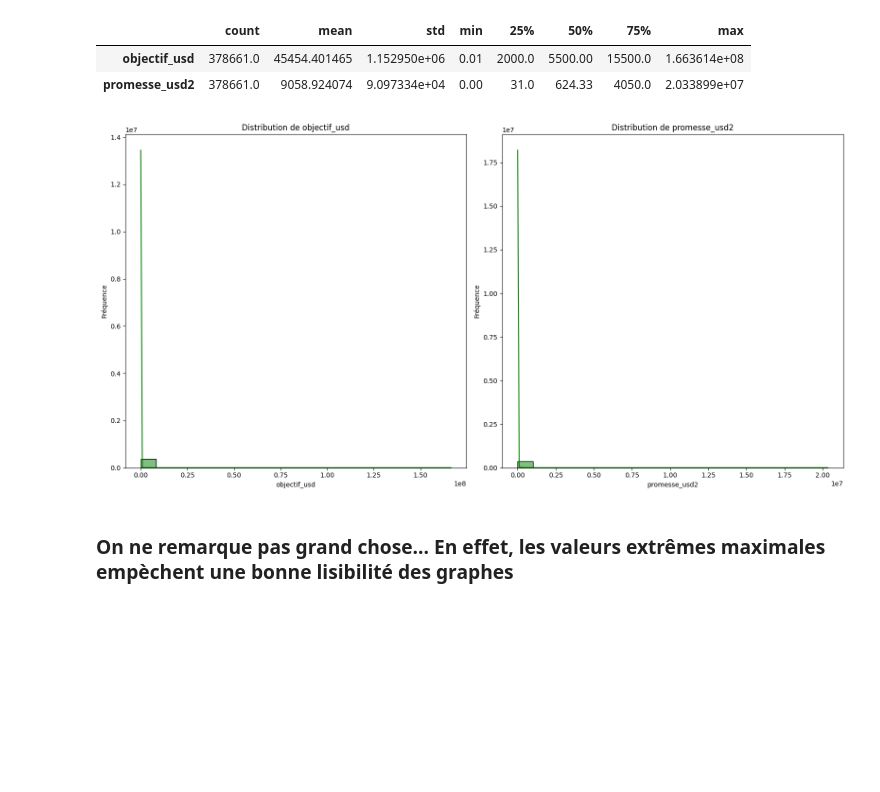
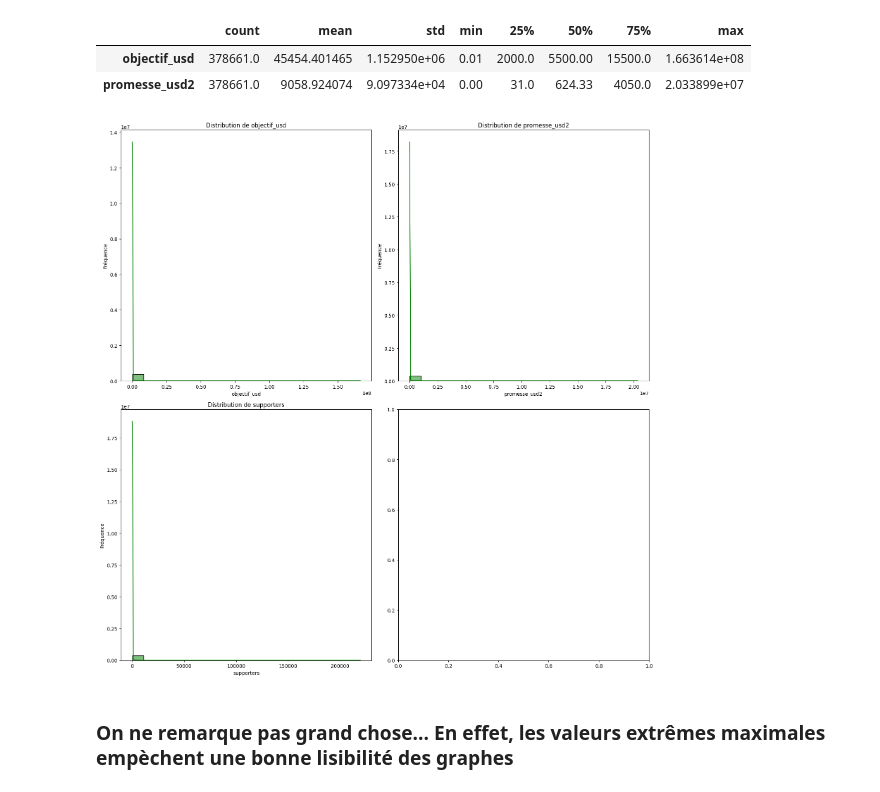
Before and after one commit to MatheoRoucheCNAM/Projet_Financement, a Jupyter notebook: Notebook_Matheo.ipynb, the cells around one changed output. Drawn from its saved outputs; the diff is of its cells as text; code cells hidden in the pictures; blank space fills up the shorter version.

```diff
--- a/Notebook_Matheo.ipynb
+++ b/Notebook_Matheo.ipynb
@@ -222,34 +215,34 @@ obtenir_informations_statistiques(financement)
 # %%
 def explore_variables_numeriques(df):
     # Sélectionner les variables numériques
-    variables_numeriques = ['objectif_usd', 'promesse_usd2']
+    variables_numeriques = ['objectif_usd', 'promesse_usd2','supporters']
 
     num_graphs = len(variables_numeriques)
     num_cols = 2
     num_rows = (num_graphs + num_cols - 1) // num_cols
 
     fig, axes = plt.subplots(num_rows, num_cols, figsize=(16, 8*num_rows))
 
     for i, var in enumerate(variables_numeriques):
         row_pos = i // num_cols
         col_pos = i % num_cols
         if num_rows == 1:
             sns.histplot(data=df, x=var, kde=True, ax=axes[col_pos], bins=20, color="green")
             axes[col_pos].set_title(f'Distribution de {var}')
             axes[col_pos].set_xlabel(var)
             axes[col_pos].set_ylabel('Fréquence')
         else:
             sns.histplot(data=df, x=var, kde=True, ax=axes[row_pos, col_pos], bins=20, color="green")
             axes[row_pos, col_pos].set_title(f'Distribution de {var}')
             axes[row_pos, col_pos].set_xlabel(var)
             axes[row_pos, col_pos].set_ylabel('Fréquence')
 
     plt.tight_layout()
     plt.show()
 
 explore_variables_numeriques(financement)
 # %% [output]
-[figure, old version]
+[figure, new version]
 # %% [markdown]
 ### On ne **remarque** pas grand chose... En effet, les valeurs extrêmes maximales empèchent une bonne lisibilité des graphes
 # %%
```
Also changed, not shown: parts of 14 cells of this notebook.
